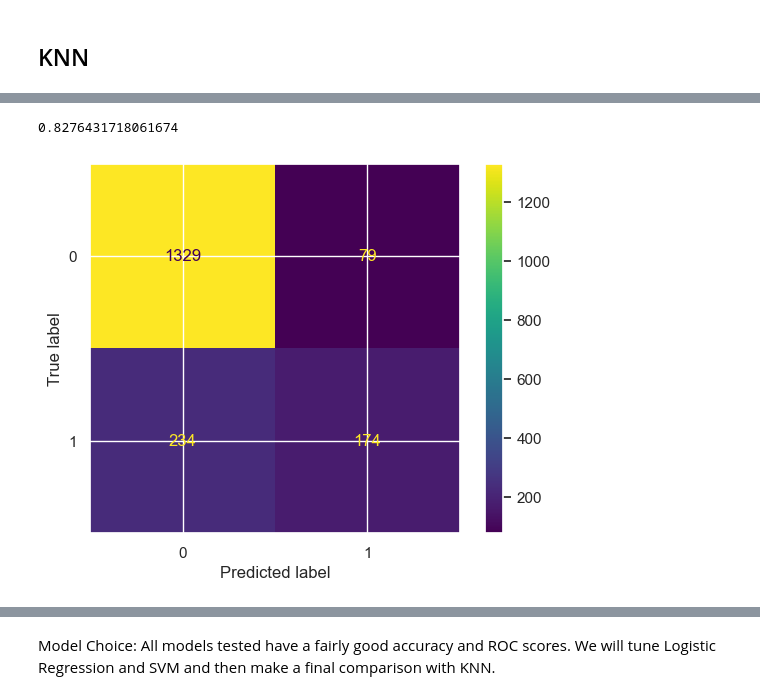
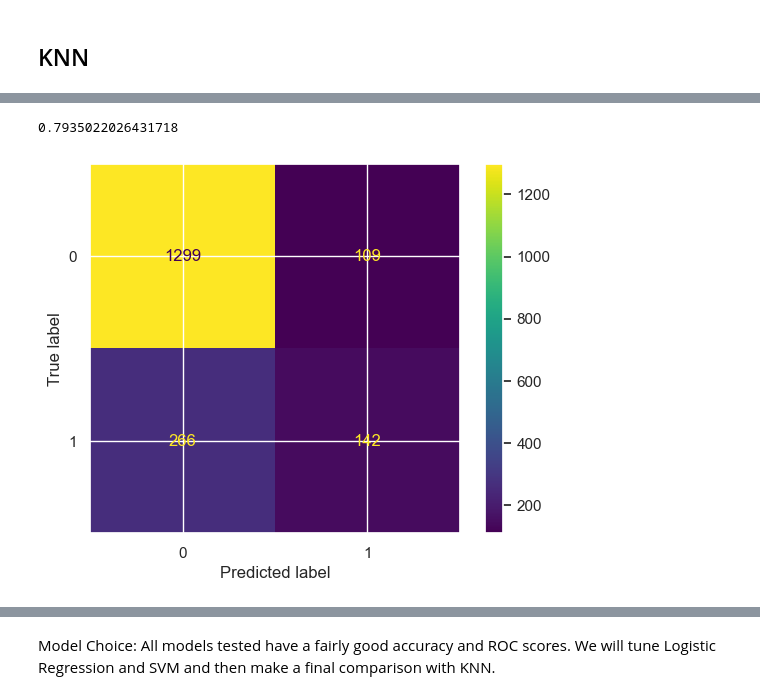
Before and after one commit to codevelvet/python-machine-learning, a Jupyter notebook: ml-models/shark-attacks/v2/predicting-shark-attack-fatality.ipynb, the cells around one changed output, grey strips where cells are left out. Saved outputs shown, nothing was run; the diff lists cells and outputs as text; code cells hidden in the pictures.

Commit message:
Remove data leakage

```diff
--- a/ml-models/shark-attacks/v2/predicting-shark-attack-fatality.ipynb
+++ b/ml-models/shark-attacks/v2/predicting-shark-attack-fatality.ipynb
@@ -941,20 +941,21 @@ Select the features and target
   ... if a hospital is near the attack
 """
 
-x = geo_df[["Activity",  "Age", "Area", "Country",  "Gender", "Month", "Species", "Year", "Type", "Geohash P8", "Geohash P5", "Hemisphere" ]]
-print(x.info())
+X = geo_df[["Activity",  "Age", "Area",  "Country", "Gender", "Month", "Species", "Year", "Type", "Geohash P8", "Geohash P5", "Hemisphere" ]]
+print(X.info())
 
 numeric_features = [ "Age", "Year"]
 
 
-categorical_features = ["Activity",  "Area", "Country", "Month", "Species",  "Type",  "Hemisphere"]
-target_features = ["Geohash P8", "Geohash P5"]
+onehot_features = ["Activity",  "Month",  "Type",  "Hemisphere", "Area", "Country", "Species"]
+target_features = ["Geohash P8", "Geohash P5" ]
 ordinal_features = ["Gender"]
 
-target = geo_df[["Fatal"]]
+y = geo_df[["Fatal"]]
 
 
-geo_df.isnull().sum()
+print(geo_df.isnull().sum())
+geo_df.shape
 # %% [output]
 <class 'pandas.core.frame.DataFrame'>
 Index: 6053 entries, 0 to 6884
@@ -1106,14 +1094,21 @@ Logistic Regression mean : 0.8519298245614035
 Shared data using StandardScaler()
 We will use to tune each model
 """
-ct = ColumnTransformer([('num', StandardScaler(), numeric_features),
-                        ('cat', OneHotEncoder(), categorical_features),
-                        ('ordinal', OrdinalEncoder(), ordinal_features),
-                        ('target', TargetEncoder(smoothing=1.0), target_features)])
+preprocessor = ColumnTransformer(
+        transformers=[('num', StandardScaler(), numeric_features),
+                      ('cat', OneHotEncoder(handle_unknown='ignore'), onehot_features),
+                      ('ordinal', OrdinalEncoder(), ordinal_features),
+                      ('target', TargetEncoder(
+                          smoothing=5,
+                          handle_unknown='value',  # unseen categories handled gracefully
+                          handle_missing='value'
+                      ), target_features)])
 
-X = ct.fit_transform(x, y=target)
 
-x_train, x_test, y_train, y_test = train_test_split(X, target, test_size=0.3, random_state=42)
+# With TargetEncoder, to not leak data, must split the data first
+x_train, x_test, y_train, y_test = train_test_split(X, y, test_size=0.3, random_state=42)
+
+# Be sure to use Pipeline to make predictions from test data. To scale test data properly.
 
 # Handle fatal imbalance
 #
@@ -1137,7 +1132,8 @@ and storing it in scores_list.
 k_range = range(1, 20)
 scores_list = []
 for k in k_range:
-    knn = KNeighborsClassifier(n_neighbors=k)
+    knn = Pipeline(steps = [('pre', preprocessor),('KNN',KNeighborsClassifier(n_neighbors=k))])
+
     knn.fit(x_train, np.ravel(y_train))
     y_pred = knn.predict(x_test)
     scores_list.append(metrics.accuracy_score(y_test, y_pred))
@@ -1157,19 +1153,21 @@ plt.show()
 # %%
-knn = KNeighborsClassifier(n_neighbors = 15)
+knn = Pipeline(steps = [('pre', preprocessor),('KNN',KNeighborsClassifier(n_neighbors=11))])
+
 knn.fit(x_train, np.ravel(y_train))
 
 y_pred = knn.predict(x_test)
+knn_pred = y_pred
 print(metrics.accuracy_score(y_test, y_pred))
 
 from sklearn.metrics import confusion_matrix, ConfusionMatrixDisplay
 cm = confusion_matrix(y_test, y_pred)
 disp = ConfusionMatrixDisplay(confusion_matrix=cm)
 disp.plot()
 plt.savefig('knn-confusion-matrix.png', dpi=400, bbox_inches='tight')
 plt.show()
 # %% [output]
-0.8276431718061674
+0.7935022026431718
-[figure, old version]
+[figure, new version]
 # %%
 from sklearn.metrics import roc_curve, roc_auc_score
 y_pred_proba = knn.predict_proba(x_test)[:,1]
```
Also changed, not shown: parts of 14 cells of this notebook, 5 other files.
